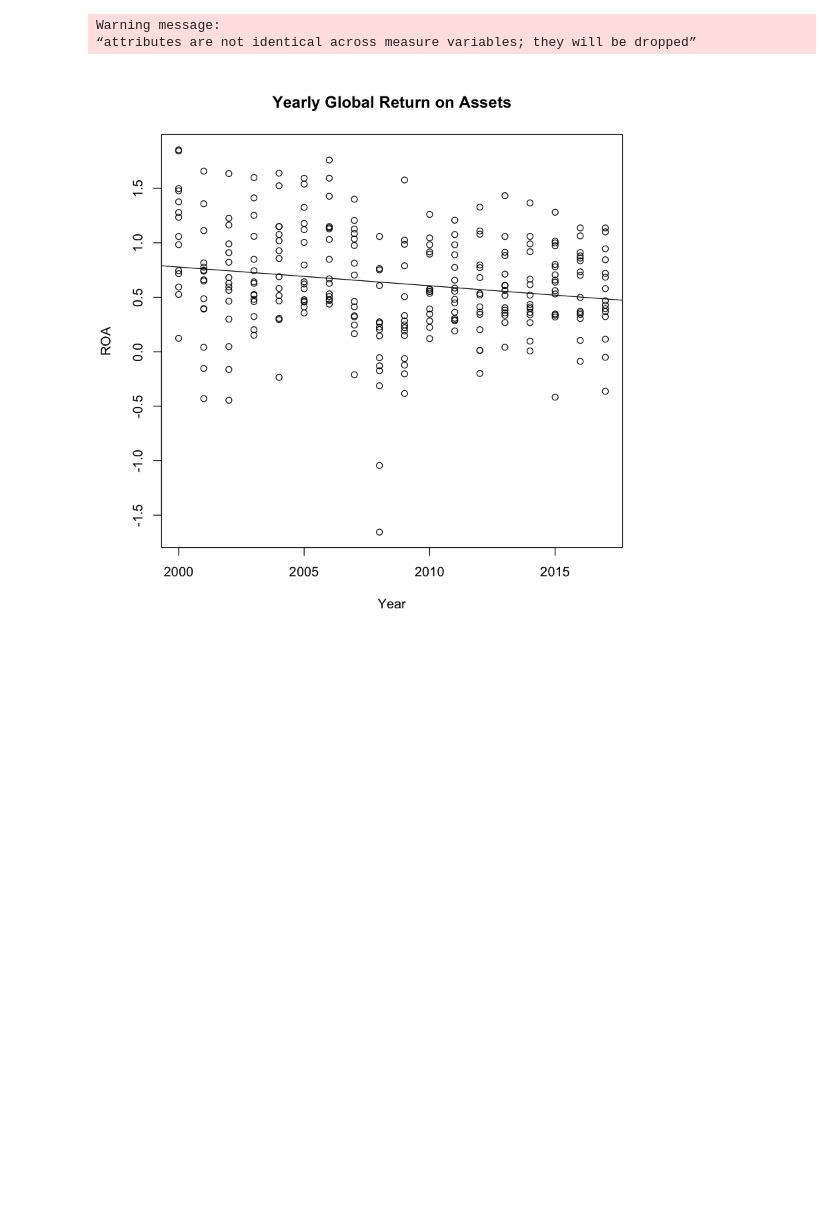
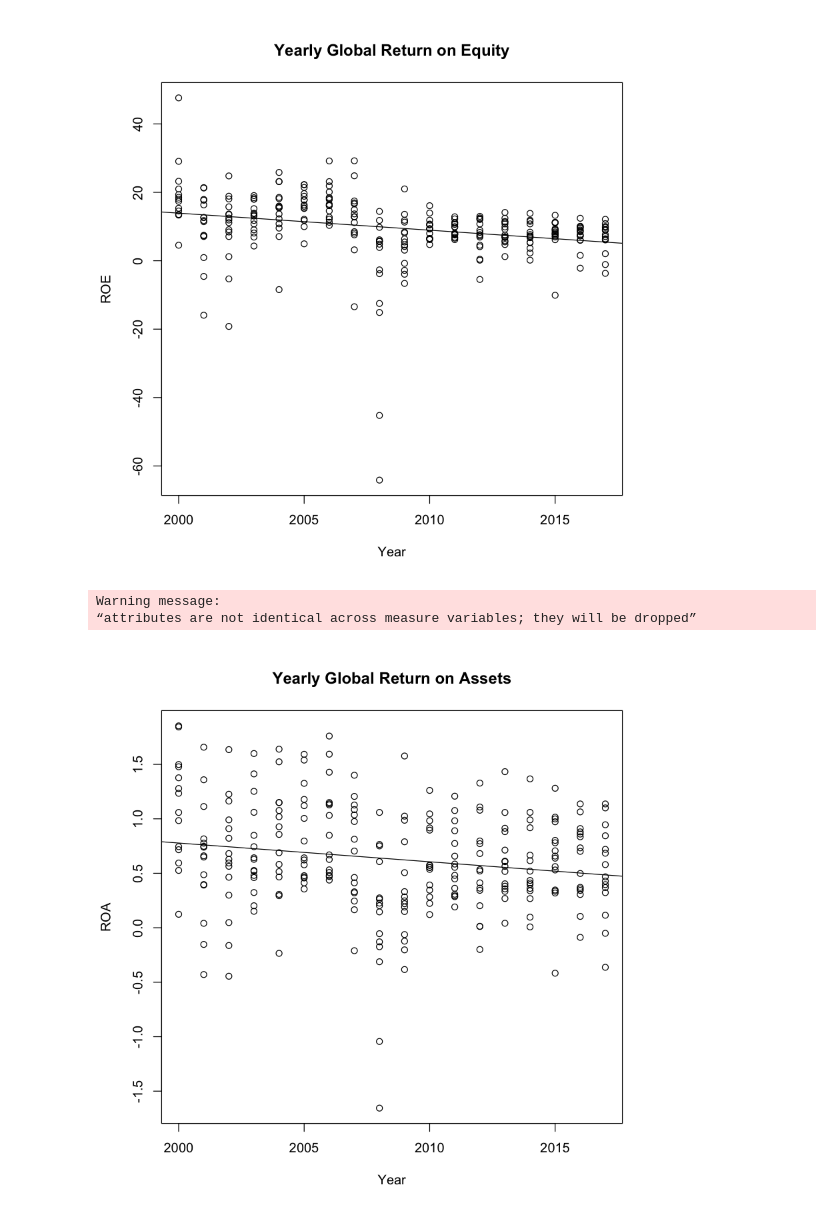
Before and after one commit to Gallster/Programming-with-R, a Jupyter notebook: Code.Programming.R.ipynb, the cells around one changed output. Drawn from its saved outputs; the diff is of its cells as text; code cells hidden in the pictures; blank space fills up the shorter version.

```diff
--- a/Code.Programming.R.ipynb
+++ b/Code.Programming.R.ipynb
@@ -1,2 +1,38 @@
 # %%
 #Stock prices calculation below
+# %%
+#setwd()
+
+#Import data
+
+europe_asia <- read.csv("/Users/simon/Documents/GitHub/Programming-with-R/europe_Asia.csv",
+                        header = TRUE, sep = ",")
+
+america <- read.csv("/Users/simon/Documents/GitHub/Programming-with-R/america.csv",
+                        header = TRUE, sep = ",")
+
+merged_data <- merge(europe_asia, america, all = TRUE)
+
+# bringing everything into long format
+library(reshape2)
+
+banks_global <- melt(merged_data, id.var = c("company_name", "year"),
+                     measure.vars = c("amortization_of_deferred_charges", "total_assets", "common_equity",
+                                      "cogs", "depreciation_depletion_amortization", "ebit",
+                                      "income_before_extraordinary_items", "income_before_extraordinary_items_cashflow",
+                                      "total_interest_income", "operating_income_before_depreciation", "revenues",
+                                      "total_interest_expense", "interest_expense_long_term_debt", "staff_expense",
+                                      "expense_non_interest_bank", "operating_expense", "pension_and_retirement_expense",
+                                      "research_and_development_expense", "rental_expense", "country", "ROE", "ROA",
+                                      "cost_to_income_interest", "cost_to_income", "EBIT_Margin", "net_interest_margin"))
+
+selection_ROE <- banks_global$variable == "ROE"
+banks_global_ROE <- banks_global[selection_ROE,]
+
+
+#Now when the selection has been made, we can make a plot.
+p <- plot(banks_global_ROE$year, banks_global_ROE$value,
+          main = "Yearly Global Return on Equity",
+          xlab = "Year", ylab = "ROE" )
+abline(lm(value ~ year, data = banks_global_ROE))
+# %% [output]
@@ -3,3 +41,4 @@
+[figure, added]
 # %%
 #Roa calculation below
 # %%
```
Also changed, not shown: parts of 1 cell of this notebook.
